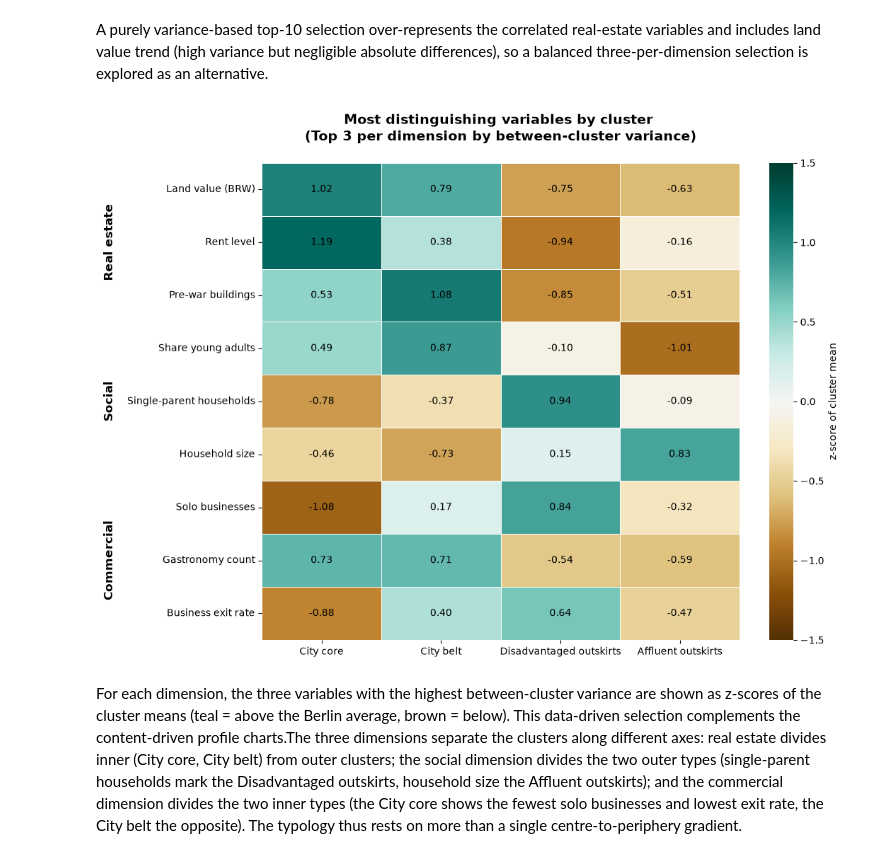
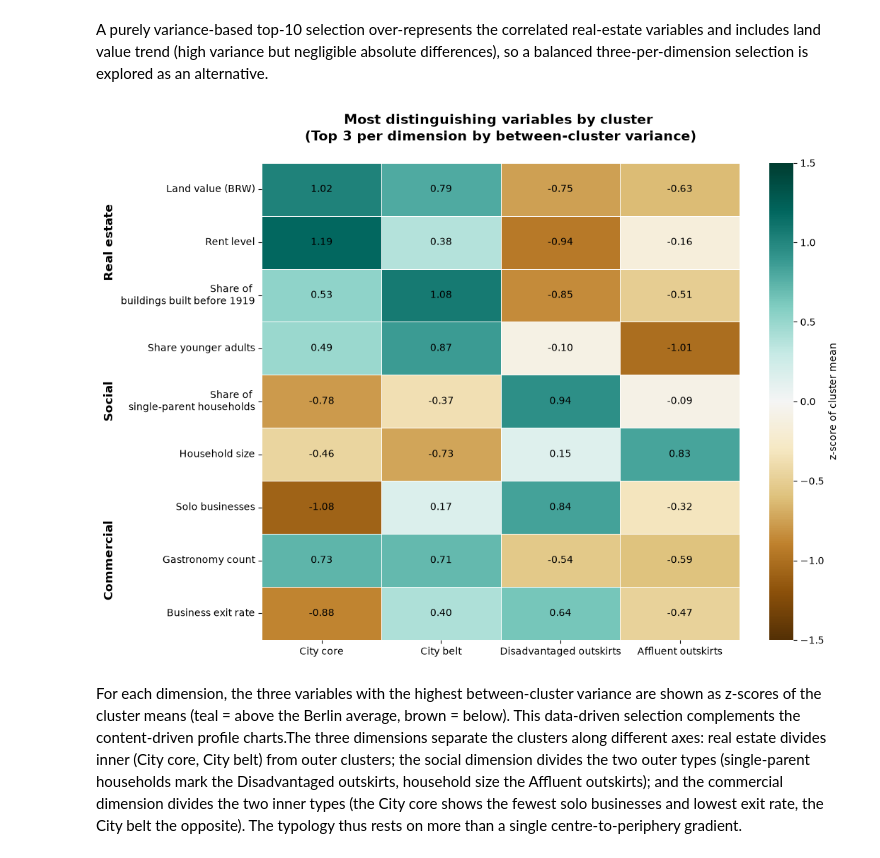
Before and after one commit to mshlg/capstone-kiezkeeper, a Jupyter notebook: notebooks/Module1_clustering/module_1_explore-clusters.ipynb, the cells around one changed output. Cells and saved outputs as stored; diff of their text form; code cells hidden in the pictures.

```diff
--- a/notebooks/Module1_clustering/module_1_explore-clusters.ipynb
+++ b/notebooks/Module1_clustering/module_1_explore-clusters.ipynb
@@ -327,42 +327,42 @@ for pre in ["re_", "soc_", "com_"]:
     chosen += dim.head(3).index.tolist()
 
 axis_labels = {
-    "re_brw_niveau":"Land value (BRW)", "re_dichte_all":"Airbnb density",
-    "re_miete_niveau":"Rent level", "re_altbau_share":"Pre-war buildings",
+    "re_brw_niveau":"Land value (BRW)", "re_dichte_all":"AirBnB density",
+    "re_miete_niveau":"Rent level", "re_altbau_share":"Share of \nbuildings built before 1919",
     "soc_single_person_hh_share_2024":"Single-person households",
-    "soc_young_to_middle_adult_share_2025":"Share young adults",
-    "soc_single_parent_household_share_2024":"Single-parent households",
+    "soc_young_to_middle_adult_share_2025":"Share younger adults",
+    "soc_single_parent_household_share_2024":"Share of \nsingle-parent households",
     "soc_average_household_size_2024":"Household size",
     "com_share_solo_level_2026":"Solo businesses",
     "com_exit_rate_level_2026":"Business exit rate", "com_n_gastro":"Gastronomy count",
 }
 labels = {1:"City core", 3:"City belt", 2:"Disadvantaged outskirts", 0:"Affluent outskirts"}
 order = [1, 3, 2, 0]
 
 zt = Xs.groupby("cluster_4k")[chosen].mean().reindex(order).T
 zt.columns = [labels[c] for c in order]
 zt.index = [axis_labels.get(v, v) for v in chosen]
 
 fig, ax = plt.subplots(figsize=(11, 8))
 sns.heatmap(zt, cmap="BrBG", center=0, annot=True, fmt=".2f",
             vmin=-1.5, vmax=1.5, linewidths=0.5, linecolor="white",
             annot_kws={"color":"black","fontsize":10},
             cbar_kws={"label":"z-score of cluster mean"}, ax=ax)
 
 
 # Dimensionsnamen links neben den Blöcken (Blockmitte: 1.5, 4.5, 7.5)
 dim_names = [("Real estate", 1.5), ("Social", 4.5), ("Commercial", 7.5)]
 for name, ypos in dim_names:
     ax.text(-0.32, ypos, name, transform=ax.get_yaxis_transform(),
             rotation=90, va="center", ha="center",
             fontsize=12, fontweight="bold")
 
 plt.title("Most distinguishing variables by cluster \n(Top 3 per dimension by between-cluster variance)\n", fontsize = 14, fontweight="bold")
 plt.tight_layout();
 fig.savefig("../../plots/gentrification_profiles/distinguishing_features_perdim.png", dpi=300, bbox_inches="tight")
 plt.show()
 # %% [output]
-[figure, old version]
+[figure, new version]
 # %% [markdown]
 For each dimension, the three variables with the highest between-cluster variance are shown as z-scores of the cluster means (teal = above the Berlin average, brown = below). This data-driven selection complements the content-driven profile charts.The three dimensions separate the clusters along different axes: real estate divides inner (City core, City belt) from outer clusters; the social dimension divides the two outer types (single-parent households mark the Disadvantaged outskirts, household size the Affluent outskirts); and the commercial dimension divides the two inner types (the City core shows the fewest solo businesses and lowest exit rate, the City belt the opposite). The typology thus rests on more than a single centre-to-periphery gradient.
 # %% [markdown]
```
Also changed, not shown: parts of 14 cells of this notebook.
